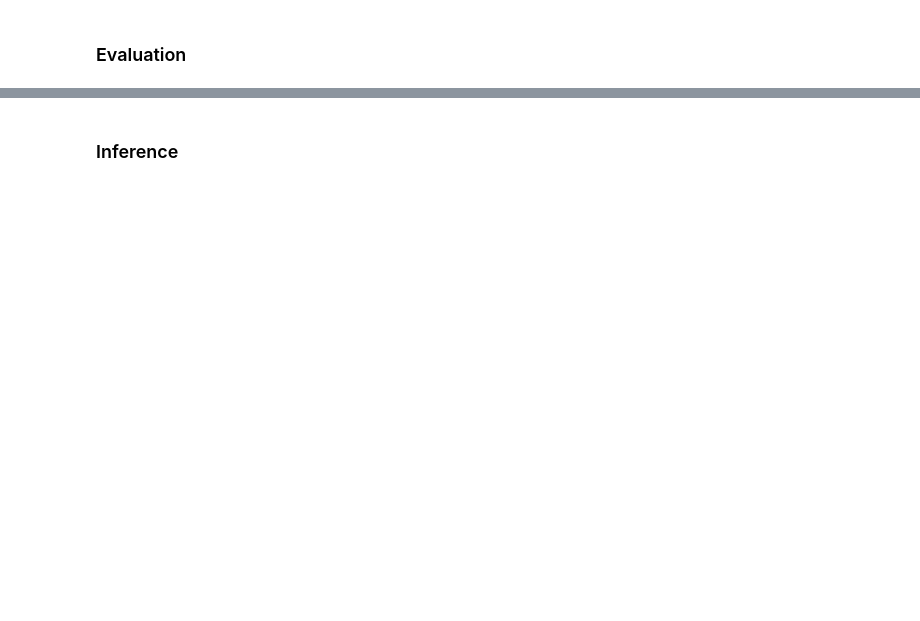
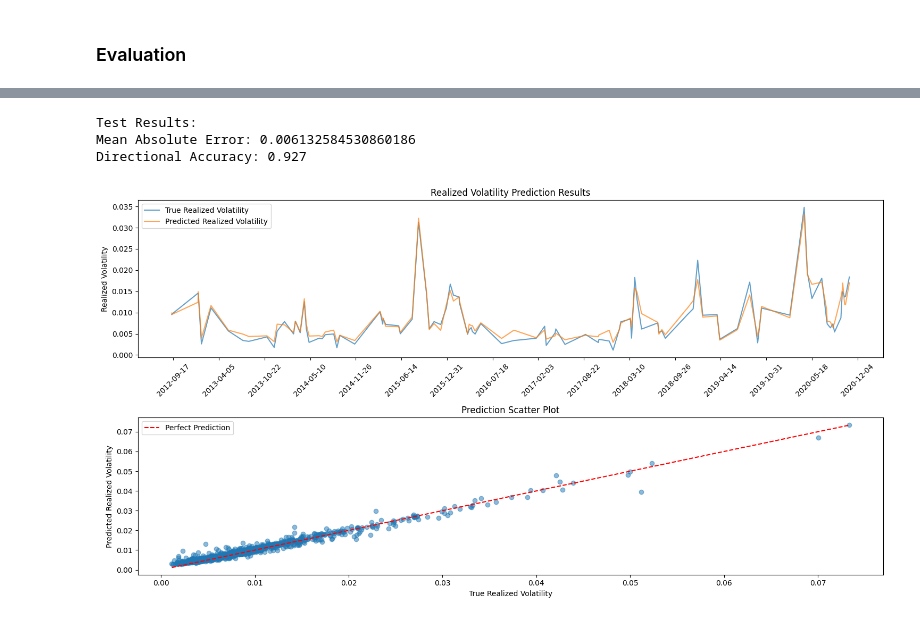
Before and after one commit to FrancescoMontanaro/Machine-Learning-from-scratch, a Jupyter notebook: Deep Learning/Time Series Forecasting/train_transformer_forecasting.ipynb, the cells around one changed output, grey strips where cells are left out. Saved outputs shown, nothing was run; the diff lists cells and outputs as text; code cells hidden in the pictures; blank space fills up the shorter version.

```diff
--- a/Deep Learning/Time Series Forecasting/train_transformer_forecasting.ipynb
+++ b/Deep Learning/Time Series Forecasting/train_transformer_forecasting.ipynb
@@ -305,12 +175,8 @@ def denormalization_fn(x: Tensor) -> Tensor:
 # %%
 # Normalize the training, validation, and test sets using training statistics
-X_train_norm = normalization_fn(X_train)
-X_valid_norm = normalization_fn(X_valid)
-X_test_norm = normalization_fn(X_test)
-
-# Normalize the target variable using the computed statistics
-y_train_norm = normalization_fn(y_train)
-y_valid_norm = normalization_fn(y_valid)
+X_train_norm = data_processing.z_score_normalize(X_train, mean, std)
+X_valid_norm = data_processing.z_score_normalize(X_valid, mean, std)
+X_test_norm = data_processing.z_score_normalize(X_test, mean, std)
 # %% [markdown]
 ### Building the model
 # %%
@@ -319,6 +185,7 @@ model = AutoRegressive(
     name = "Stock prediction model",
     config = AutoRegressiveConfig(
         return_sequence = False,
+        use_cache = False,
         max_sequence_length = max_seq_len,
         input_type = 'continuous'
     ),
@@ -411,4 +316,8 @@ with context_manager.no_grad():
 
     # Compute the predictions
     X_test_out = model(X_test_norm, batch_size=batch_size, verbose=True)
-    predictions_norm = X_test_out.output
+
+    # Extract the predictions and squeeze the sequence dimension if necessary
+    predictions = X_test_out.output
+    if predictions.data.ndim > 2:
+        predictions = predictions.squeeze(axis=1)
@@ -443,7 +326,4 @@ def directional_accuracy(pred: Tensor, true: Tensor) -> float:
 # %%
-# Denormalize the predictions using the target normalization statistics
-predictions = denormalization_fn(predictions_norm)
-
 # Compute the mean absolute error on the test set
 mae = metrics.mean_absolute_error(predictions, y_test)
 
@@ -452,13 +332,17 @@ print(f"Test Results:")
 print(f"Mean Absolute Error: {mae.to_numpy()}")
 
 # Compute the directional accuracy
-dir_acc = directional_accuracy(predictions, y_test)
+dir_acc = directional_accuracy(predictions.to_numpy(), y_test.to_numpy(), close_price_idx)
 
 # Print the directional accuracy
 print(f"Directional Accuracy: {dir_acc:.3f}")
+# %% [output]
+Test Results:
+Mean Absolute Error: 0.006132584530860186
+Directional Accuracy: 0.927
 # %%
 # Prepare the plot object based on whether we are predicting volatility or log returns
-plot_obj = "Volatility" if predict_volatility else "Log Returns"
+plot_obj = "Realized Volatility"
 samples_to_plot = 100  # Number of samples to plot
 
 # Sort the test timestamps and corresponding predictions and true values
@@ -470,34 +354,34 @@ sorted_predictions = predictions.to_numpy()[sorted_indices]
 # Extract the test dates by converting timestamps to datetime
 test_dates = np.array([datetime.fromtimestamp(int(t)) for t in sorted_test_timestamps])
 
 # Create a figure for plotting
 plt.figure(figsize=(15, 8))
 
-# Plot the time series of true and predicted volatility
+# Plot the time series of true and predicted realized volatility
 plt.subplot(2, 1, 1)
 plt.plot(test_dates[-samples_to_plot:], sorted_y_test[-samples_to_plot:, close_price_idx], label=f'True {plot_obj}', alpha=0.7)
 plt.plot(test_dates[-samples_to_plot:], sorted_predictions[-samples_to_plot:, close_price_idx], label=f'Predicted {plot_obj}', alpha=0.7)
 plt.title(f'{plot_obj} Prediction Results')
 plt.ylabel(plot_obj)
 plt.legend()
 plt.gca().xaxis.set_major_locator(MaxNLocator(nbins=20))
 plt.xticks(rotation=45)
 
-# Scatter plot of true vs predicted volatility
+# Scatter plot of true vs predicted realized volatility
 plt.subplot(2, 1, 2)
 plt.scatter(y_test.to_numpy()[:, close_price_idx], predictions.to_numpy()[:, close_price_idx], alpha=0.5)
 plt.plot(
     [y_test.to_numpy()[:, close_price_idx].min(), y_test.to_numpy()[:, close_price_idx].max()],
     [y_test.to_numpy()[:, close_price_idx].min(), y_test.to_numpy()[:, close_price_idx].max()],
     'r--', label='Perfect Prediction'
 )
 plt.xlabel(f'True {plot_obj}')
 plt.ylabel(f'Predicted {plot_obj}')
 plt.title('Prediction Scatter Plot')
 plt.legend()
 
 # Adjust layout and show the plot
 plt.tight_layout()
 plt.show()
+# %% [output]
+[figure, added]
-# %% [markdown]
-### Inference
```
Also changed, not shown: parts of 21 cells of this notebook, 6 other files.
